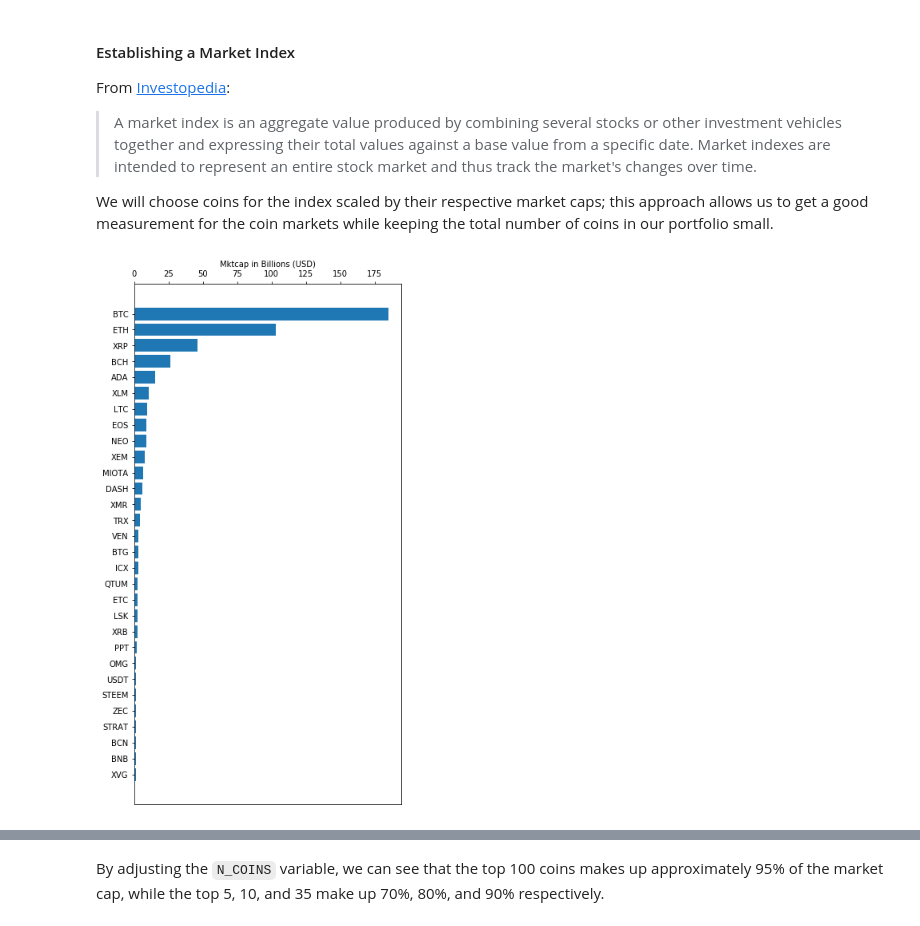
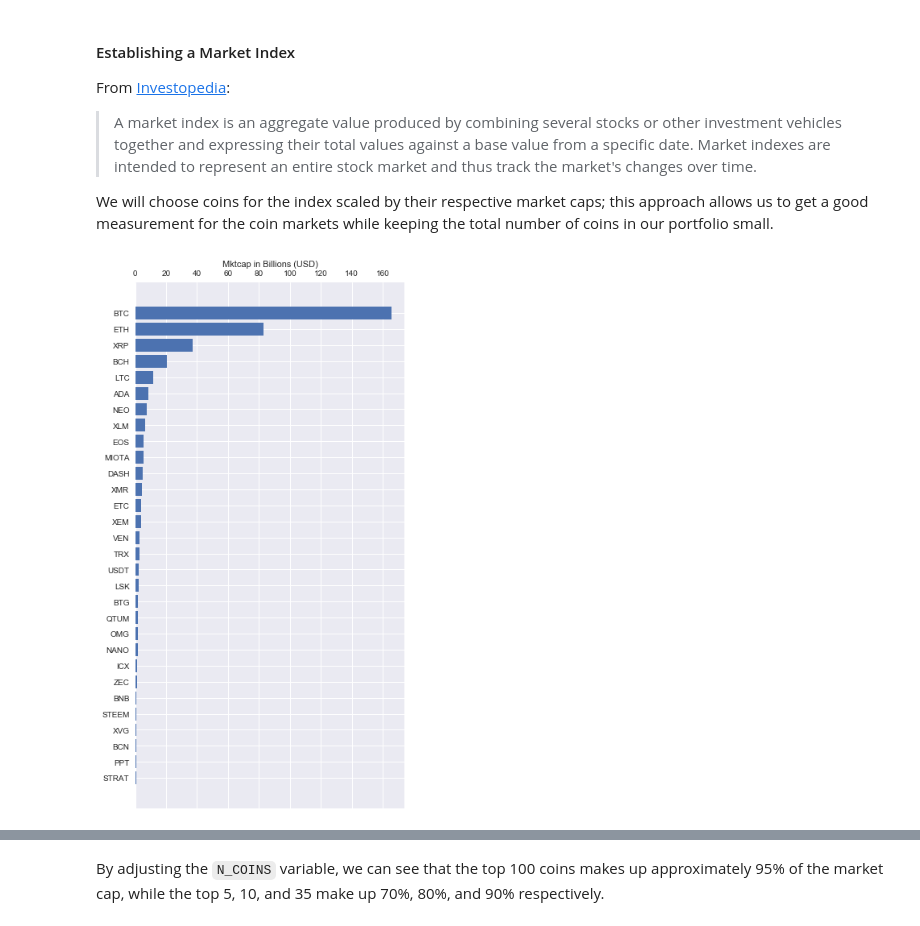
Before and after one commit to welsny/crypto-analysis, a Jupyter notebook: Exploratory Analysis.ipynb, the cells around one changed output, grey strips where cells are left out. Saved outputs shown, nothing was run; the diff lists cells and outputs as text; code cells hidden in the pictures.

```diff
--- a/Exploratory Analysis.ipynb
+++ b/Exploratory Analysis.ipynb
@@ -99,21 +13,37 @@ From [Investopedia](https://www.investopedia.com/terms/m/marketindex.asp#ixzz555
 
 We will choose coins for the index scaled by their respective market caps; this approach allows us to get a good measurement for the coin markets while keeping the total number of coins in our portfolio small.
 # %%
+%matplotlib inline
+import requests
+import pandas as pd
+import numpy as np
+import seaborn as sns
+import matplotlib.pyplot as plt
+sns.set()
+
+N_COINS = 30
+
+df = pd.read_json(f'https://api.coinmarketcap.com/v1/ticker/?limit={N_COINS}')
+df = df.infer_objects()
+
+json = requests.get('https://api.coinmarketcap.com/v1/global/').json()
+gdf = pd.DataFrame([json]).infer_objects()
+
 fig, ax = plt.subplots(figsize=(6, 12))
 
 ax.barh(df['rank'], df['market_cap_usd']/10**9)
 ax.invert_yaxis()
 ax.xaxis.set_label_position('top')
 ax.xaxis.tick_top()
 
 ax.set_xlabel('Mktcap in Billions (USD)')
 plt.setp(ax, yticks=np.arange(1, N_COINS+1), yticklabels=df['symbol'])
 
 #ax.set_xticklabels(df["symbol"])
 
 plt.show()
 # %% [output]
-[figure, old version]
+[figure, new version]
 # %%
 total_mkt_cap = gdf['total_market_cap_usd'][0]
 
```
Also changed, not shown: parts of 10 cells of this notebook, 1 other file.
